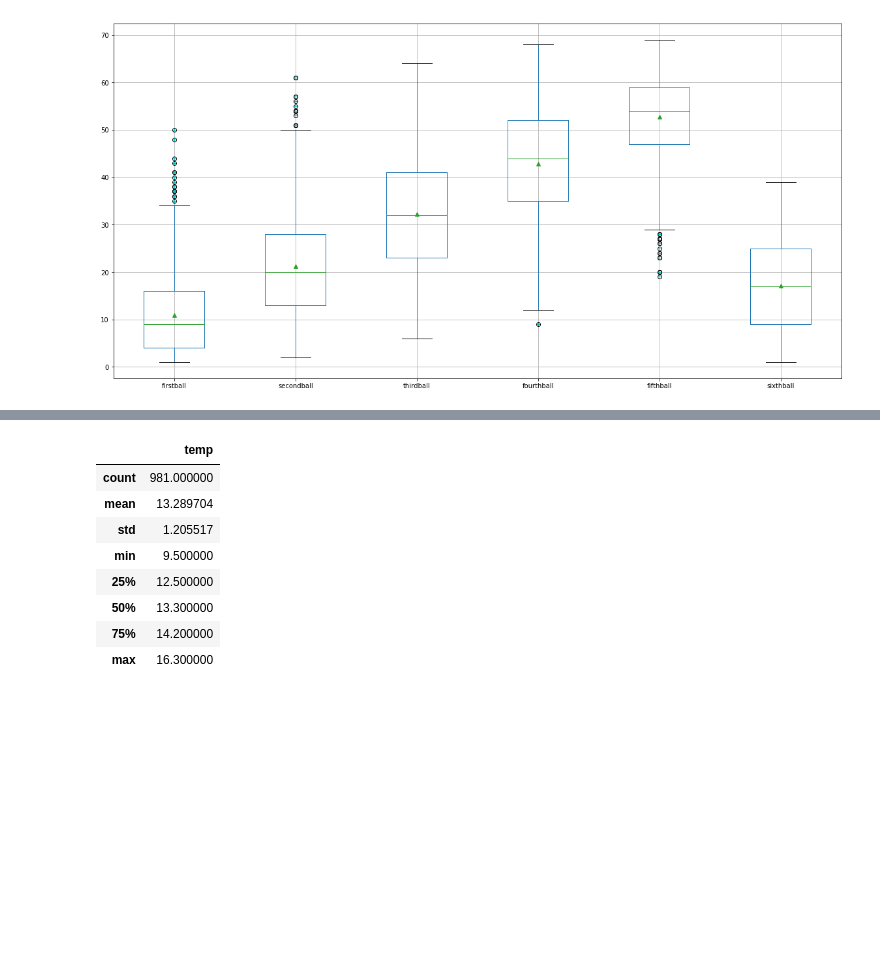
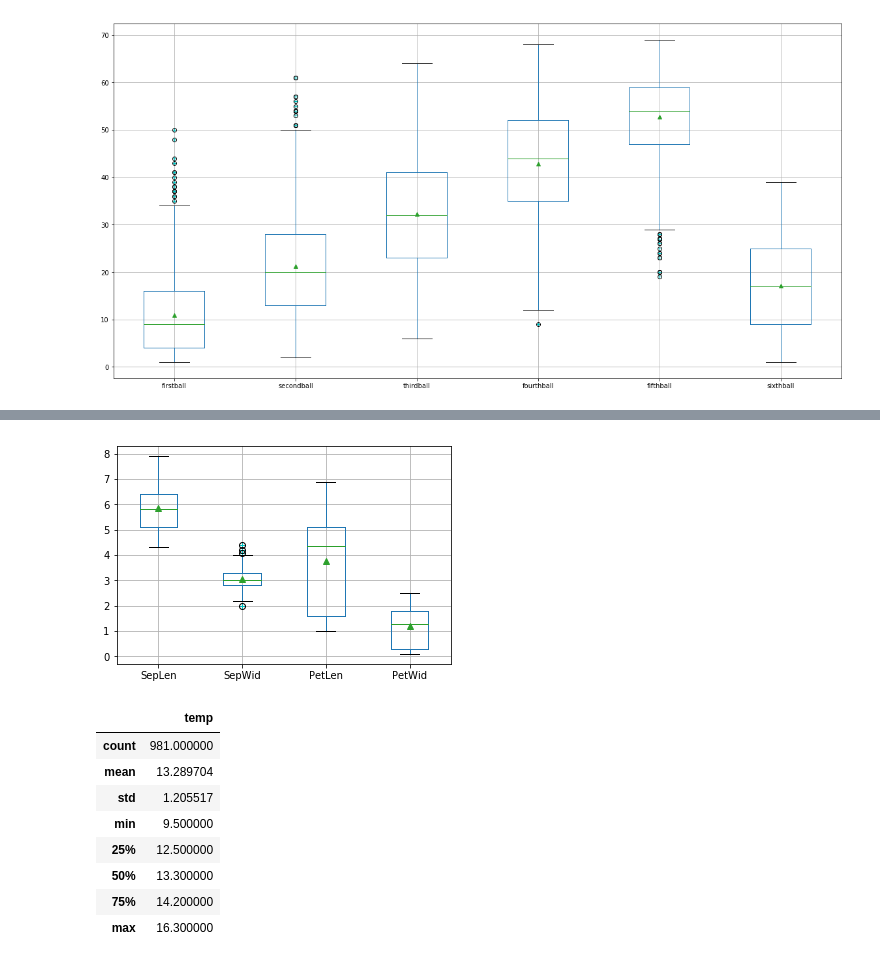
Before and after one commit to Gerrydh/Fundamentals-of-DA-Project, a Jupyter notebook: Box Plots- An Investigation.ipynb, the cells around one changed output, grey strips where cells are left out. Saved outputs shown, nothing was run; the diff lists cells and outputs as text; code cells hidden in the pictures; blank space fills up the shorter version.

```diff
--- a/Box Plots- An Investigation.ipynb
+++ b/Box Plots- An Investigation.ipynb
@@ -136,3 +136,5 @@ df.boxplot(figsize=(20,10))
 plt.show()
 # %% [output]
 [figure]
+# %%
+df1 = pd.read_csv("Iris.csv")
@@ -139,3 +174,9 @@ plt.show()
+# %%
+plt.boxplot([df1.SepLen, df1.SepWid, df1.PetLen, df1.PetWid], sym='c+', showmeans=True)
+df1.boxplot(figsize=(20,10))
+plt.show()
+# %% [output]
+[figure, added]
 # %%
 plt.show()
 # %%
```
Also changed, not shown: parts of 2 cells of this notebook, 1 other file.
